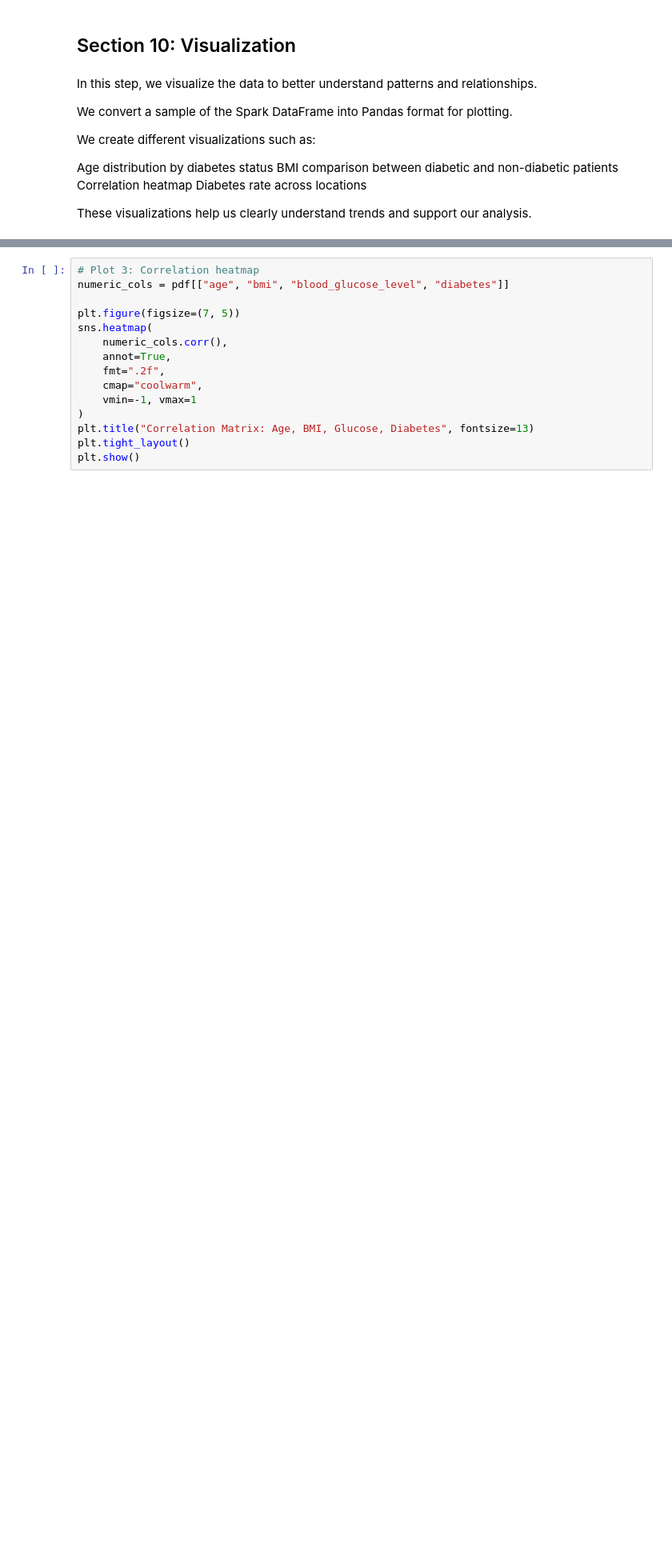
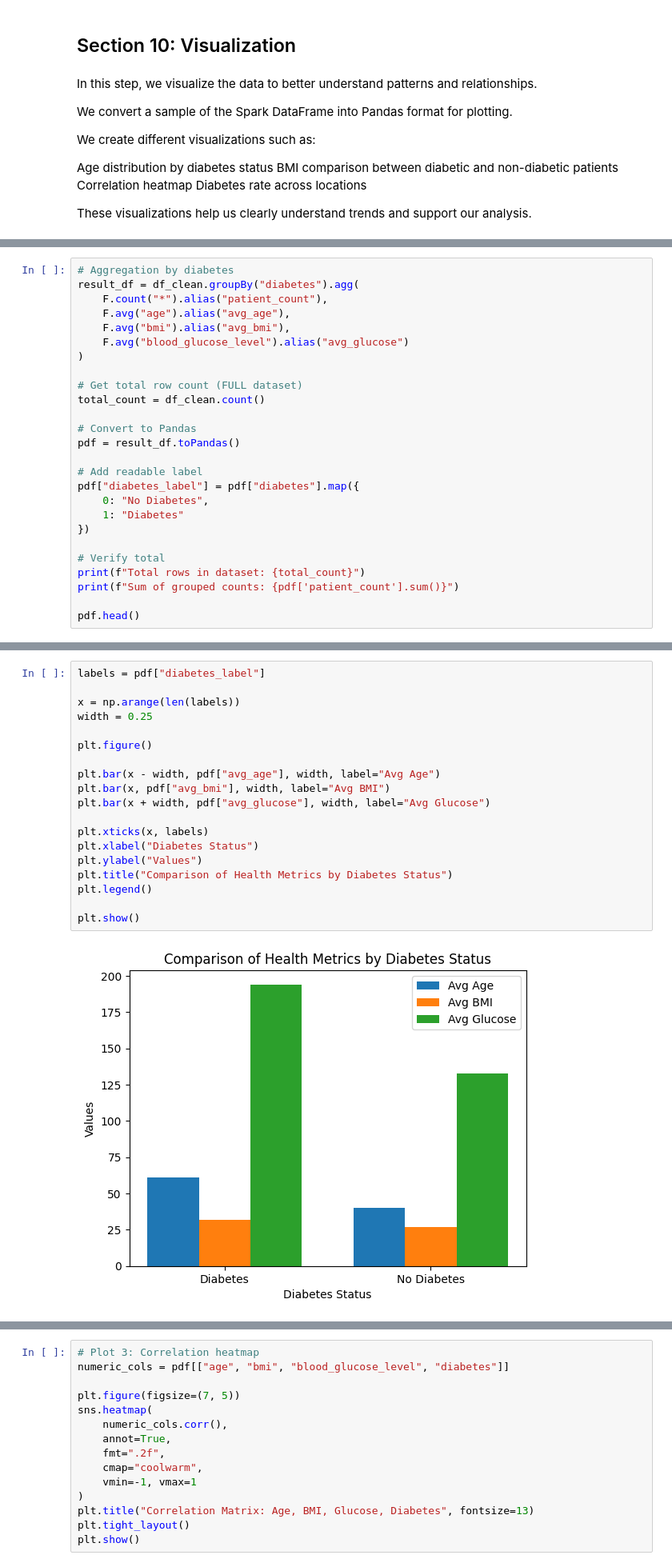
Before and after one commit to entakuyt/Diabetes-Big-Data-Pipeline, a Jupyter notebook: Project_Fixed.ipynb, the cells around one changed output, grey strips where cells are left out. Shown at 80% size. Drawn from its saved outputs; the diff is of its cells as text; blank space fills up the shorter version.

Commit message:
feat: add plots for 100k samples

```diff
--- a/Project_Fixed.ipynb
+++ b/Project_Fixed.ipynb
@@ -536,0 +523,26 @@ plt.show()
+# %%
+# Aggregation by diabetes
+result_df = df_clean.groupBy("diabetes").agg(
+    F.count("*").alias("patient_count"),
+    F.avg("age").alias("avg_age"),
+    F.avg("bmi").alias("avg_bmi"),
+    F.avg("blood_glucose_level").alias("avg_glucose")
+)
+
+# Get total row count (FULL dataset)
+total_count = df_clean.count()
+
+# Convert to Pandas
+pdf = result_df.toPandas()
+
+# Add readable label
+pdf["diabetes_label"] = pdf["diabetes"].map({
+    0: "No Diabetes",
+    1: "Diabetes"
+})
+
+# Verify total
+print(f"Total rows in dataset: {total_count}")
+print(f"Sum of grouped counts: {pdf['patient_count'].sum()}")
+
+pdf.head()
@@ -536,0 +563,21 @@ plt.show()
+# %%
+labels = pdf["diabetes_label"]
+
+x = np.arange(len(labels))
+width = 0.25
+
+plt.figure()
+
+plt.bar(x - width, pdf["avg_age"], width, label="Avg Age")
+plt.bar(x, pdf["avg_bmi"], width, label="Avg BMI")
+plt.bar(x + width, pdf["avg_glucose"], width, label="Avg Glucose")
+
+plt.xticks(x, labels)
+plt.xlabel("Diabetes Status")
+plt.ylabel("Values")
+plt.title("Comparison of Health Metrics by Diabetes Status")
+plt.legend()
+
+plt.show()
+# %% [output]
+[figure, added]
```
Also changed, not shown: parts of 14 cells of this notebook.
